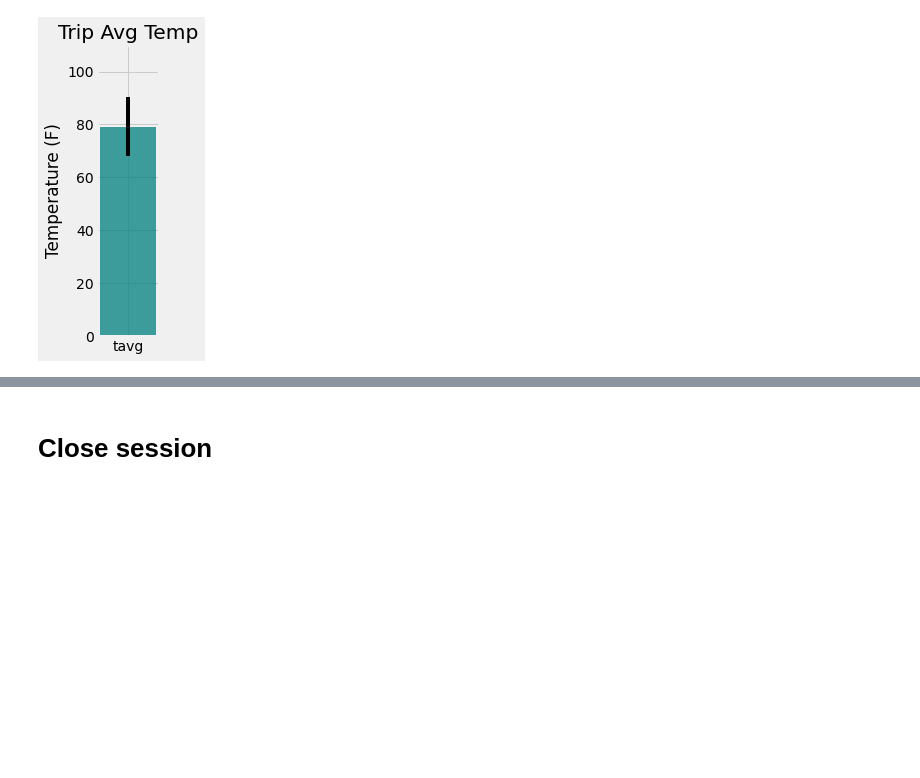
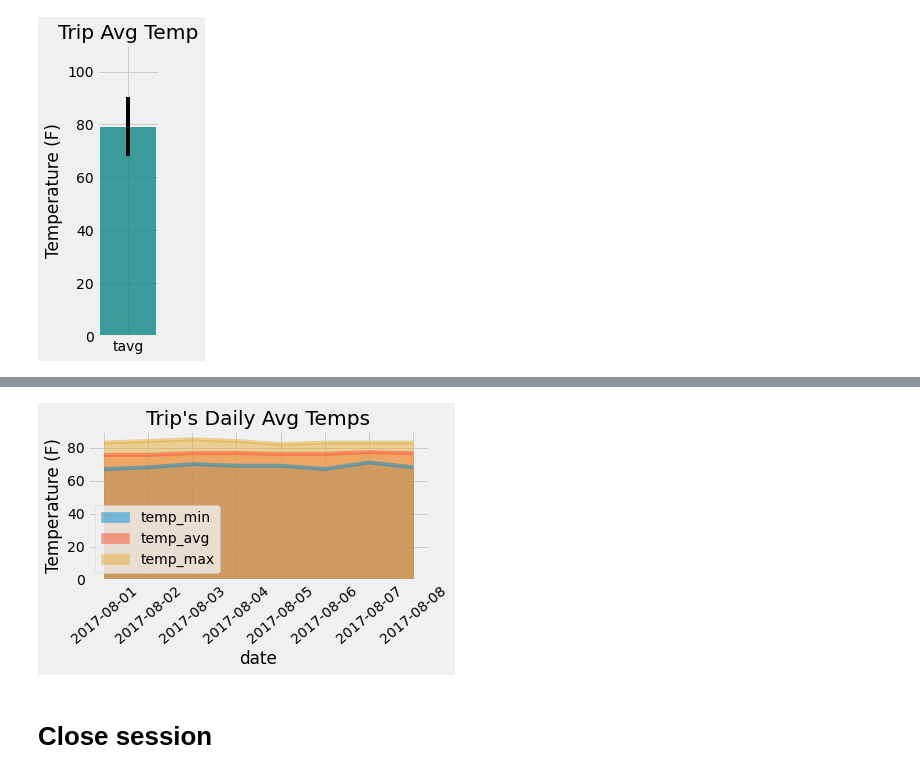
Before and after one commit to mgeorgic/sqlalchemy-challenge, a Jupyter notebook: HW/Code/climate.ipynb, the cells around one changed output, grey strips where cells are left out. Saved outputs shown, nothing was run; the diff lists cells and outputs as text; code cells hidden in the pictures; blank space fills up the shorter version.

Commit message:
Finished rainfall and daily temps bonus!

```diff
--- a/HW/Code/climate.ipynb
+++ b/HW/Code/climate.ipynb
@@ -280,0 +334,23 @@ plt.tight_layout()
+# %%
+# calculate the daily normals for your trip
+# push each tuple of calculations into a list called `normals`
+normals=[]
+# Set the start and end date of the trip
+start = dt.date(2017,8,1)
+end = dt.date(2017,8,8)
+
+# Use the start and end date to create a range of dates
+trip_dates1 = [(start + dt.timedelta(days=x)) for x in range((end-start).days+1)]
+
+# Strip off the year and save a list of strings in the format %m-%d
+trip_dates2 = [d.strftime('%m-%d') for d in trip_dates1]
+
+# Use the `daily_normals` function to calculate the normals for each date string
+# and append the results to a list called `normals`.
+for day in trip_dates2:
+    normals.append([daily_normals(day)[0][0], daily_normals(day)[0][1], daily_normals(day)[0][2]])
+
+for t in np.arange(0, len(normals)):
+    normals[t][1] = round(normals[t][1], 1)
+
+normals
@@ -280,0 +366,7 @@ plt.tight_layout()
+# %%
+# Load the previous query results into a Pandas DataFrame and add the `trip_dates` range as the `date` index
+
+Hawaii_normals = pd.DataFrame(normals, columns=['temp_min', 'temp_avg', 'temp_max'])
+Hawaii_normals['date'] = trip_dates1
+Hawaii_normals.set_index('date', inplace=True)
+Hawaii_normals.head(10)
@@ -281,3 +384,13 @@ plt.tight_layout()
+# %%
+# Plot the daily normals as an area plot with `stacked=False`
+Hawaii_normals.plot.area(stacked=False)
+plt.title("Trip's Daily Avg Temps")
+plt.ylabel("Temperature (F)")
+plt.ylim(0,90)
+plt.xticks(rotation=40)
+plt.tight_layout()
+# %% [output]
+[figure, added]
 # %% [markdown]
 # Close session
 # %%
```
Also changed, not shown: parts of 5 cells of this notebook.
